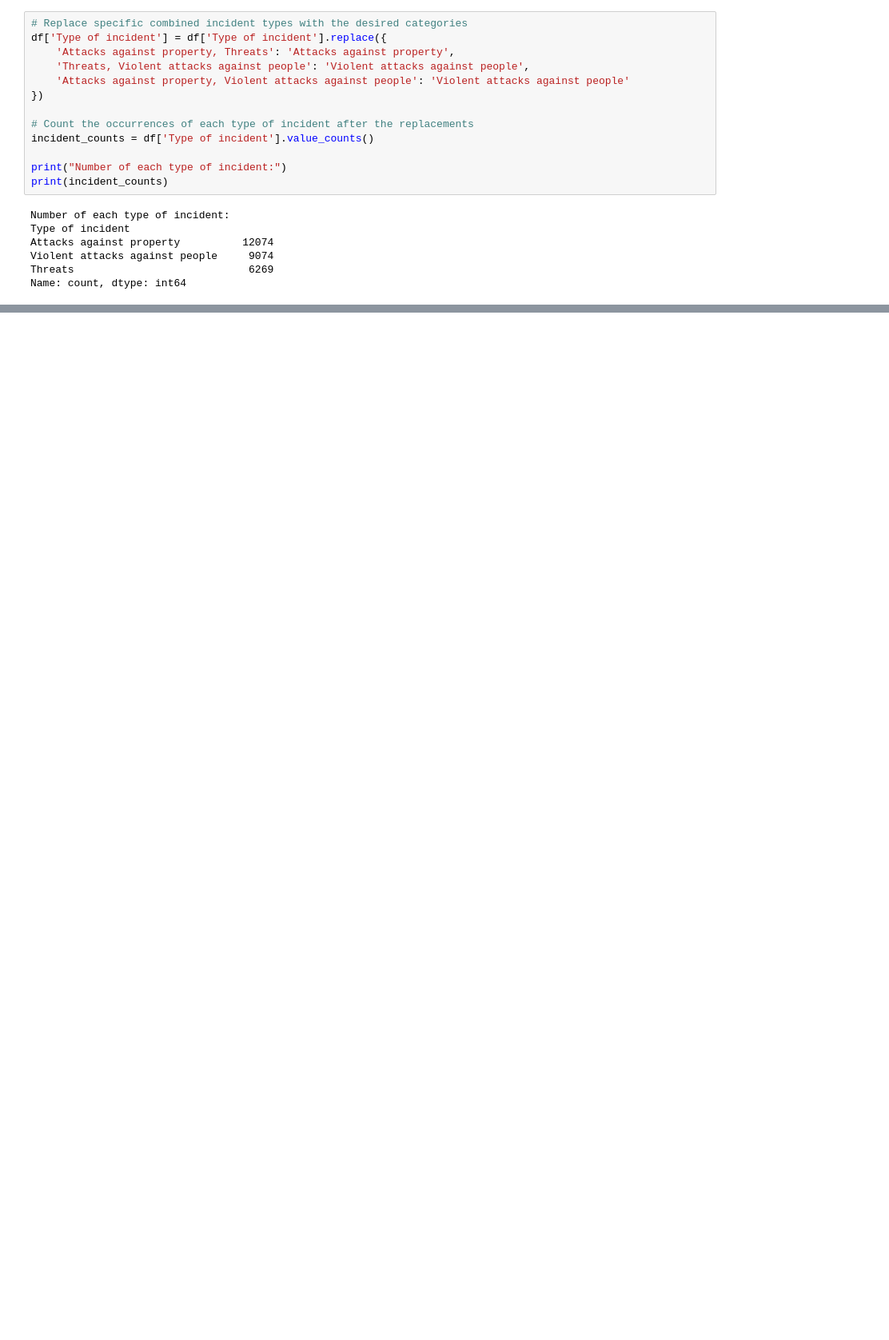
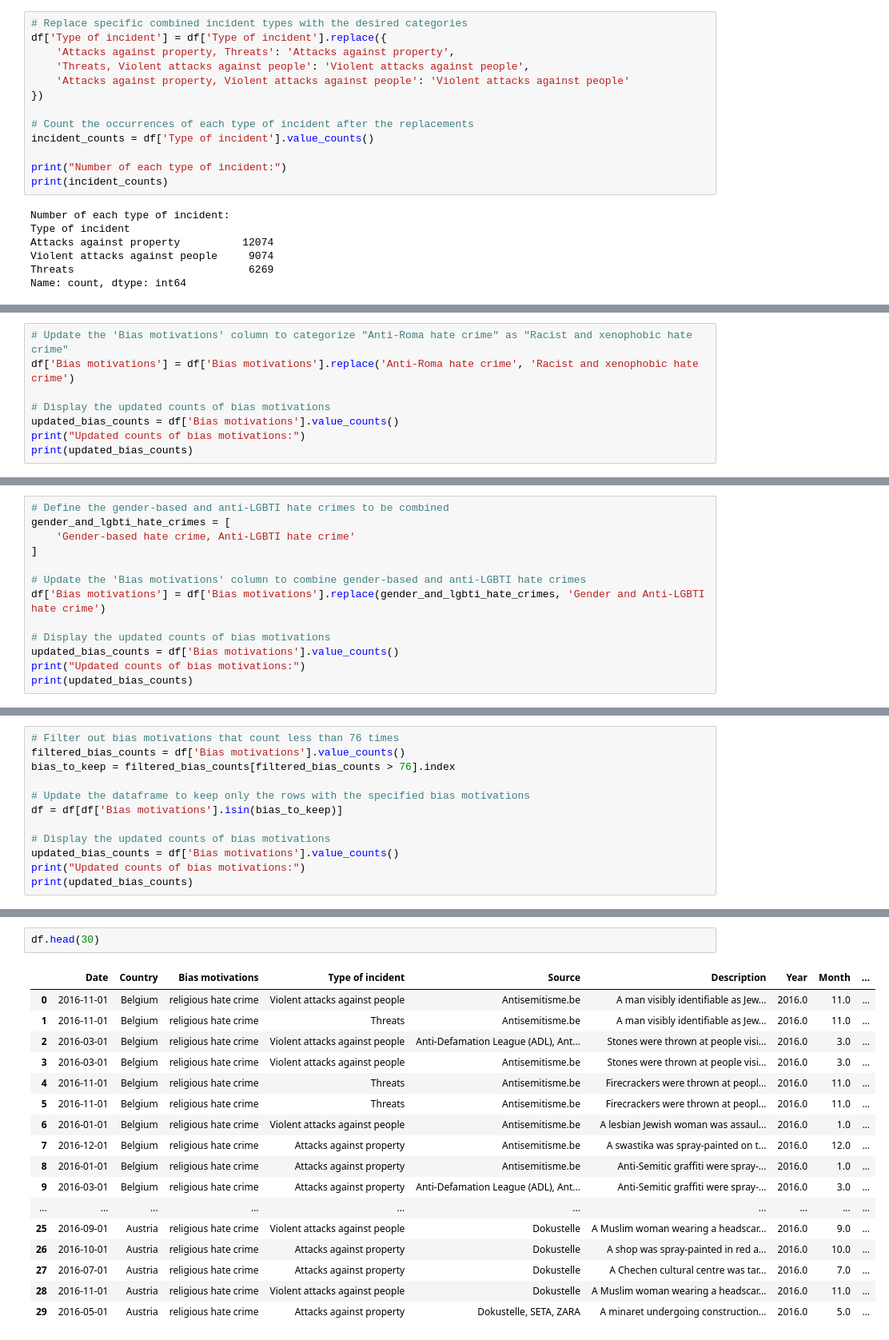
Before and after one commit to Sayocroft/Usafe_bot, a Jupyter notebook: notebooks/EDA_data_hate_crime.ipynb, the cells around one changed output, grey strips where cells are left out. Shown at 80% size. Drawn from its saved outputs; the diff is of its cells as text; blank space fills up the shorter version.

```diff
--- a/notebooks/EDA_data_hate_crime.ipynb
+++ b/notebooks/EDA_data_hate_crime.ipynb
@@ -437,0 +574,8 @@ Name: count, Length: 63, dtype: int64
+# %%
+# Update the 'Bias motivations' column to categorize "Anti-Roma hate crime" as "Racist and xenophobic hate crime"
+df['Bias motivations'] = df['Bias motivations'].replace('Anti-Roma hate crime', 'Racist and xenophobic hate crime')
+
+# Display the updated counts of bias motivations
+updated_bias_counts = df['Bias motivations'].value_counts()
+print("Updated counts of bias motivations:")
+print(updated_bias_counts)
@@ -437,0 +592,13 @@ Name: count, Length: 63, dtype: int64
+# %%
+# Define the gender-based and anti-LGBTI hate crimes to be combined
+gender_and_lgbti_hate_crimes = [
+    'Gender-based hate crime, Anti-LGBTI hate crime'
+]
+
+# Update the 'Bias motivations' column to combine gender-based and anti-LGBTI hate crimes
+df['Bias motivations'] = df['Bias motivations'].replace(gender_and_lgbti_hate_crimes, 'Gender and Anti-LGBTI hate crime')
+
+# Display the updated counts of bias motivations
+updated_bias_counts = df['Bias motivations'].value_counts()
+print("Updated counts of bias motivations:")
+print(updated_bias_counts)
@@ -437,0 +614,12 @@ Name: count, Length: 63, dtype: int64
+# %%
+# Filter out bias motivations that count less than 76 times
+filtered_bias_counts = df['Bias motivations'].value_counts()
+bias_to_keep = filtered_bias_counts[filtered_bias_counts > 76].index
+
+# Update the dataframe to keep only the rows with the specified bias motivations
+df = df[df['Bias motivations'].isin(bias_to_keep)]
+
+# Display the updated counts of bias motivations
+updated_bias_counts = df['Bias motivations'].value_counts()
+print("Updated counts of bias motivations:")
+print(updated_bias_counts)
@@ -437,0 +638,20 @@ Name: count, Length: 63, dtype: int64
+# %%
+df.head(30)
+# %% [output]
+|  | Date | Country | Bias motivations | Type of incident | Source | Description | Year | Month | ... |
+| 0 | 2016-11-01 | Belgium | religious hate crime | Violent attacks against people | Antisemitisme.be | A man visibly identifiable as Jew... | 2016.0 | 11.0 | ... |
+| 1 | 2016-11-01 | Belgium | religious hate crime | Threats | Antisemitisme.be | A man visibly identifiable as Jew... | 2016.0 | 11.0 | ... |
+| 2 | 2016-03-01 | Belgium | religious hate crime | Violent attacks against people | Anti-Defamation League (ADL), Ant... | Stones were thrown at people visi... | 2016.0 | 3.0 | ... |
+| 3 | 2016-03-01 | Belgium | religious hate crime | Violent attacks against people | Antisemitisme.be | Stones were thrown at people visi... | 2016.0 | 3.0 | ... |
+| 4 | 2016-11-01 | Belgium | religious hate crime | Threats | Antisemitisme.be | Firecrackers were thrown at peopl... | 2016.0 | 11.0 | ... |
+| 5 | 2016-11-01 | Belgium | religious hate crime | Threats | Antisemitisme.be | Firecrackers were thrown at peopl... | 2016.0 | 11.0 | ... |
+| 6 | 2016-01-01 | Belgium | religious hate crime | Violent attacks against people | Antisemitisme.be | A lesbian Jewish woman was assaul... | 2016.0 | 1.0 | ... |
+| 7 | 2016-12-01 | Belgium | religious hate crime | Attacks against property | Antisemitisme.be | A swastika was spray-painted on t... | 2016.0 | 12.0 | ... |
+| 8 | 2016-01-01 | Belgium | religious hate crime | Attacks against property | Antisemitisme.be | Anti-Semitic graffiti were spray-... | 2016.0 | 1.0 | ... |
+| 9 | 2016-03-01 | Belgium | religious hate crime | Attacks against property | Anti-Defamation League (ADL), Ant... | Anti-Semitic graffiti were spray-... | 2016.0 | 3.0 | ... |
+| ... | ... | ... | ... | ... | ... | ... | ... | ... | ... |
+| 25 | 2016-09-01 | Austria | religious hate crime | Violent attacks against people | Dokustelle | A Muslim woman wearing a headscar... | 2016.0 | 9.0 | ... |
+| 26 | 2016-10-01 | Austria | religious hate crime | Attacks against property | Dokustelle | A shop was spray-painted in red a... | 2016.0 | 10.0 | ... |
+| 27 | 2016-07-01 | Austria | religious hate crime | Attacks against property | Dokustelle | A Chechen cultural centre was tar... | 2016.0 | 7.0 | ... |
+| 28 | 2016-11-01 | Austria | religious hate crime | Violent attacks against people | Dokustelle | A Muslim woman wearing a headscar... | 2016.0 | 11.0 | ... |
+| 29 | 2016-05-01 | Austria | religious hate crime | Attacks against property | Dokustelle, SETA, ZARA | A minaret undergoing construction... | 2016.0 | 5.0 | ... |
```
Also changed, not shown: parts of 15 cells of this notebook, 1 other file.
